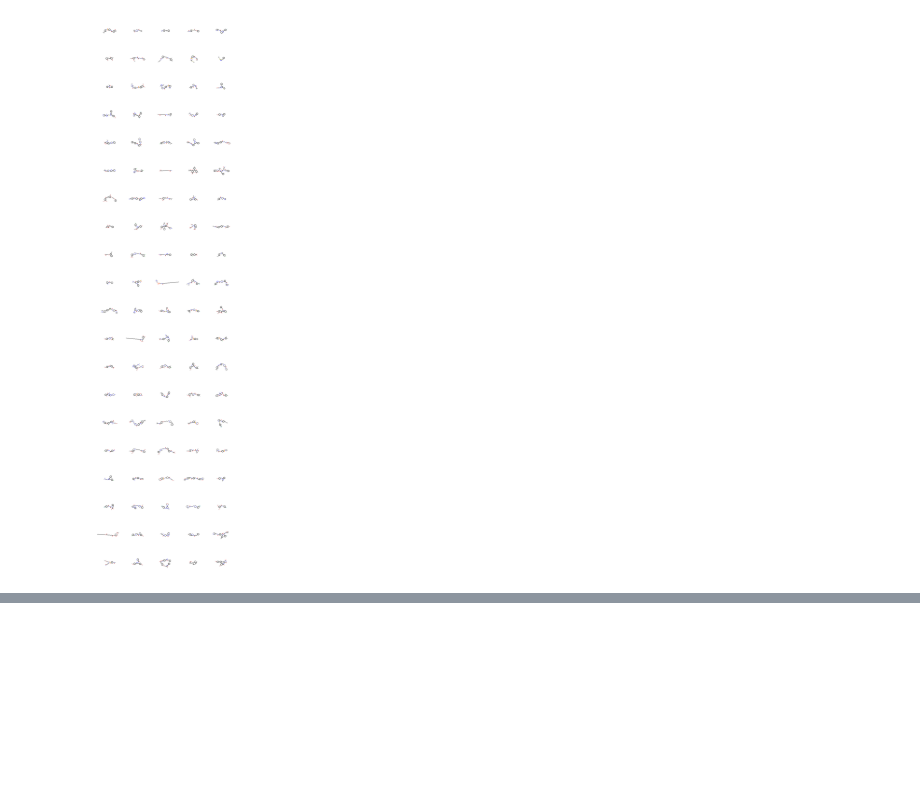
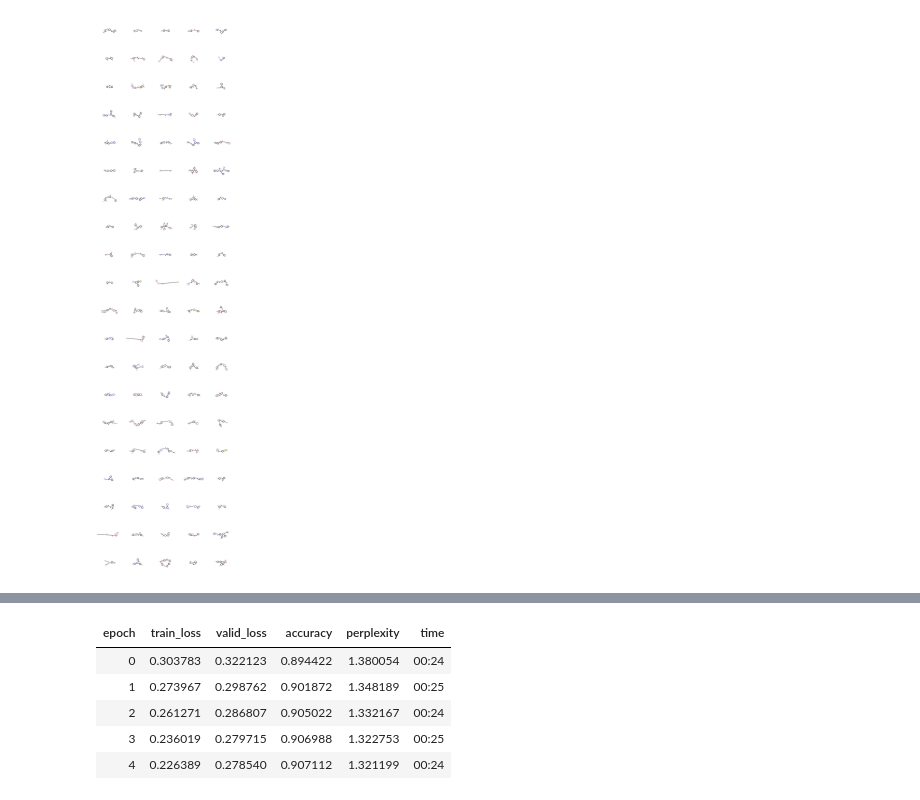
Before and after one commit to Marcosuff/Marcosuff.github.io, a Jupyter notebook: fastaiv2_works/SMILES_LSTM_fastaiv2.ipynb, the cells around one changed output, grey strips where cells are left out. Drawn from its saved outputs; the diff is of its cells as text; code cells hidden in the pictures; blank space fills up the shorter version.

```diff
--- a/fastaiv2_works/SMILES_LSTM_fastaiv2.ipynb
+++ b/fastaiv2_works/SMILES_LSTM_fastaiv2.ipynb
@@ -537,0 +625,2 @@ tar: Removing leading `/' from member names
+# %%
+learn_fn.fit_one_cycle(3, slice(3e-3/(2.6**4),3e-3),cbs=cbs)
@@ -537,0 +640,2 @@ tar: Removing leading `/' from member names
+# %%
+learn_fn.load('fit2');
@@ -537,0 +644,9 @@ tar: Removing leading `/' from member names
+# %%
+learn_fn.fit_one_cycle(5, slice(3e-3/(2.6**4),3e-3),cbs=cbs)
+# %% [output]
+| epoch | train_loss | valid_loss | accuracy | perplexity | time |
+| 0 | 0.303783 | 0.322123 | 0.894422 | 1.380054 | 00:24 |
+| 1 | 0.273967 | 0.298762 | 0.901872 | 1.348189 | 00:25 |
+| 2 | 0.261271 | 0.286807 | 0.905022 | 1.332167 | 00:24 |
+| 3 | 0.236019 | 0.279715 | 0.906988 | 1.322753 | 00:25 |
+| 4 | 0.226389 | 0.278540 | 0.907112 | 1.321199 | 00:24 |
```
Also changed, not shown: parts of 31 cells of this notebook.
